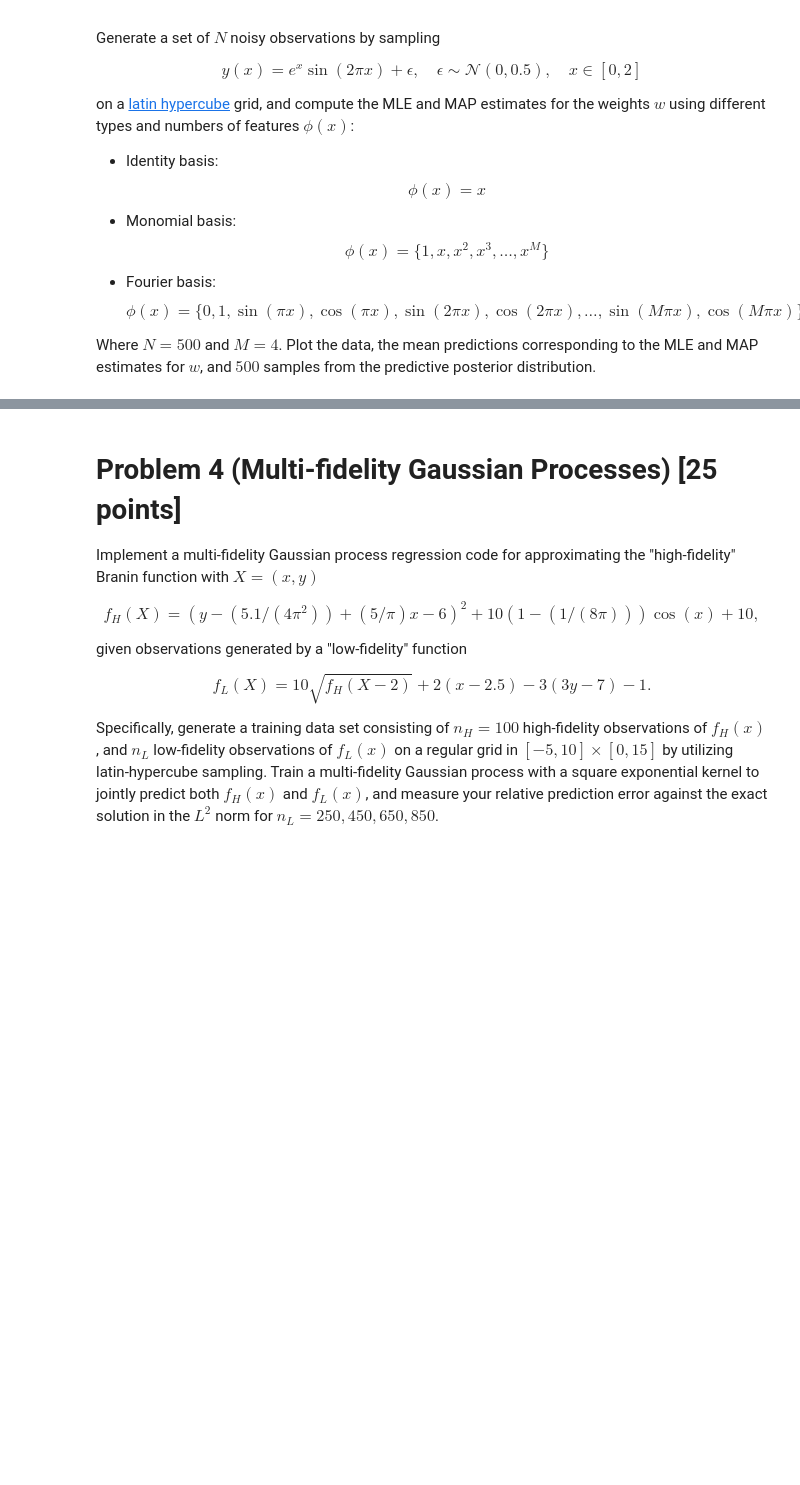
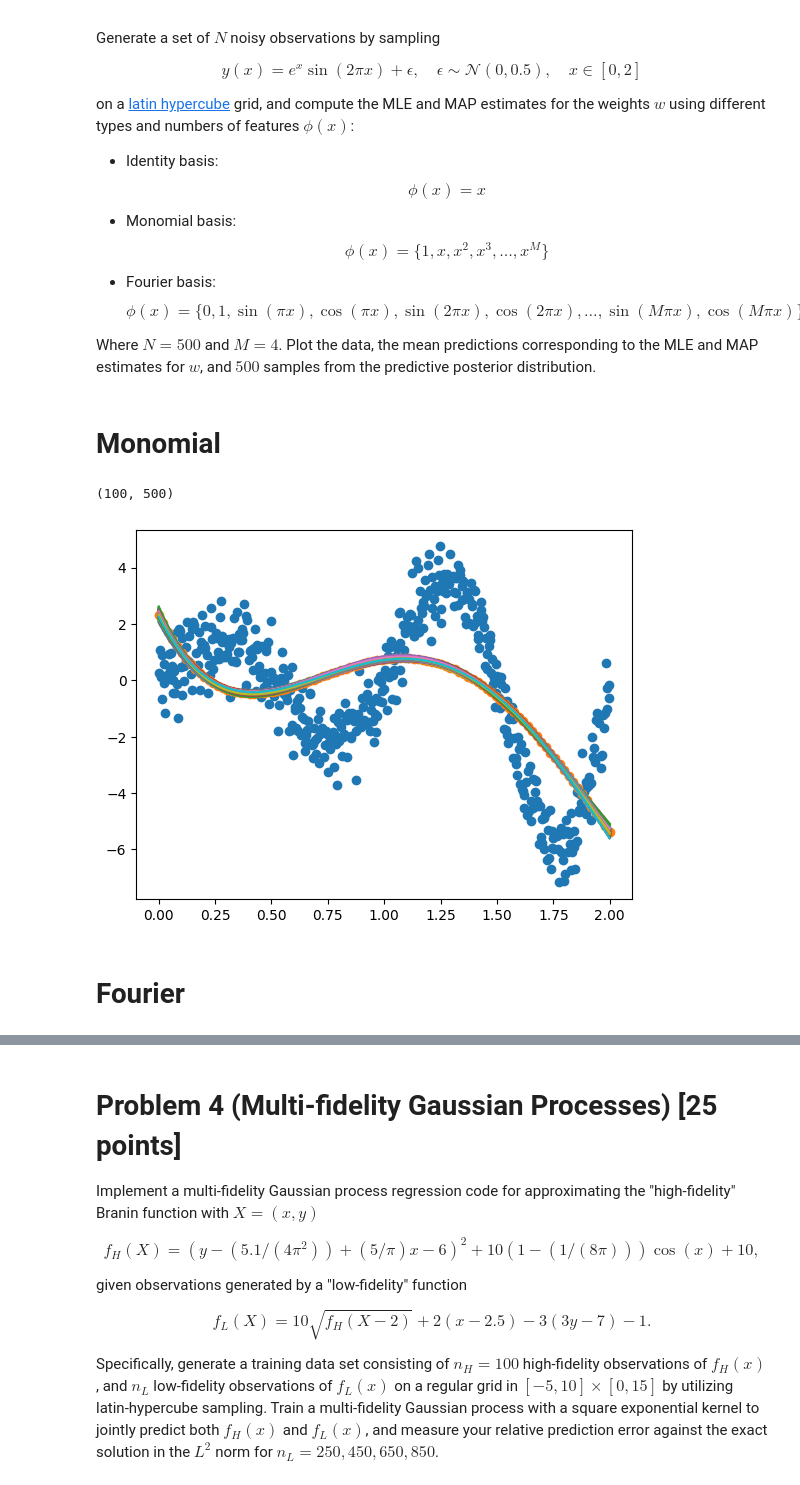
Before and after one commit to cnagata2002/ENM5310, a Jupyter notebook: HW/HW1/coding_assignment1_helper.ipynb, the cells around one changed output, grey strips where cells are left out. Saved outputs shown, nothing was run; the diff lists cells and outputs as text; code cells hidden in the pictures; blank space fills up the shorter version.

```diff
--- a/HW/HW1/coding_assignment1_helper.ipynb
+++ b/HW/HW1/coding_assignment1_helper.ipynb
@@ -427,3 +627,43 @@ on a [latin hypercube](https://pythonhosted.org/pyDOE/randomized.html) grid, and
 - Fourier basis: $$ \phi(x) = \{0, 1, \sin(\pi x), \cos(\pi x), \sin(2\pi x), \cos(2\pi x), \dots, \sin(M\pi x), \cos(M\pi x)\} \quad (2M \text{ total features}) $$
 
 Where $N=500$ and $M=4$. Plot the data, the mean predictions corresponding to the MLE and MAP estimates for $w$, and $500$ samples from the predictive posterior distribution.
+# %% [markdown]
+# Monomial
+# %%
+key = random.PRNGKey(0)
+key, MLE_key, MAP_key = random.split(key, 3)
+N = 500
+M = 4
+D = M+1
+
+x = 2*lhs(n=1,samples = N).flatten()
+e = jnp.sqrt(0.5)*random.normal(key,(N,))
+y = jnp.exp(x)*jnp.sin(2*jnp.pi*x)+e
+
+alpha = 5
+beta = 0.1
+
+m_0 = jnp.zeros(D)
+S_0 = 1/beta * jnp.eye(D)
+
+phi = jnp.array([x**0,x**1,x**2,x**3,x**4]).T
+S_Ninv = jnp.linalg.inv(S_0) + alpha * phi.T @ phi
+S_N = jnp.linalg.inv(S_Ninv)
+m_N = S_N @ (jnp.linalg.inv(S_0) @ m_0 + alpha * phi.T @ y)
+# %%
+w = random.multivariate_normal(MAP_key,m_N,S_N,shape = (N,))
+x_plot = jnp.linspace(0,2,100)
+phi = jnp.array([x_plot**0,x_plot**1,x_plot**2,x_plot**3,x_plot**4]).T
+f_MAP = phi @ w.T
+
+print(f_MAP.shape)
+
+plt.scatter(x,y)
+plt.scatter(x_plot, phi @ m_N)
+for i in range(N):
+    plt.plot(x_plot, f_MAP[:,i])
+# %% [output]
+(100, 500)
+[figure, added]
+# %% [markdown]
+# Fourier
```
Also changed, not shown: parts of 12 cells of this notebook.
